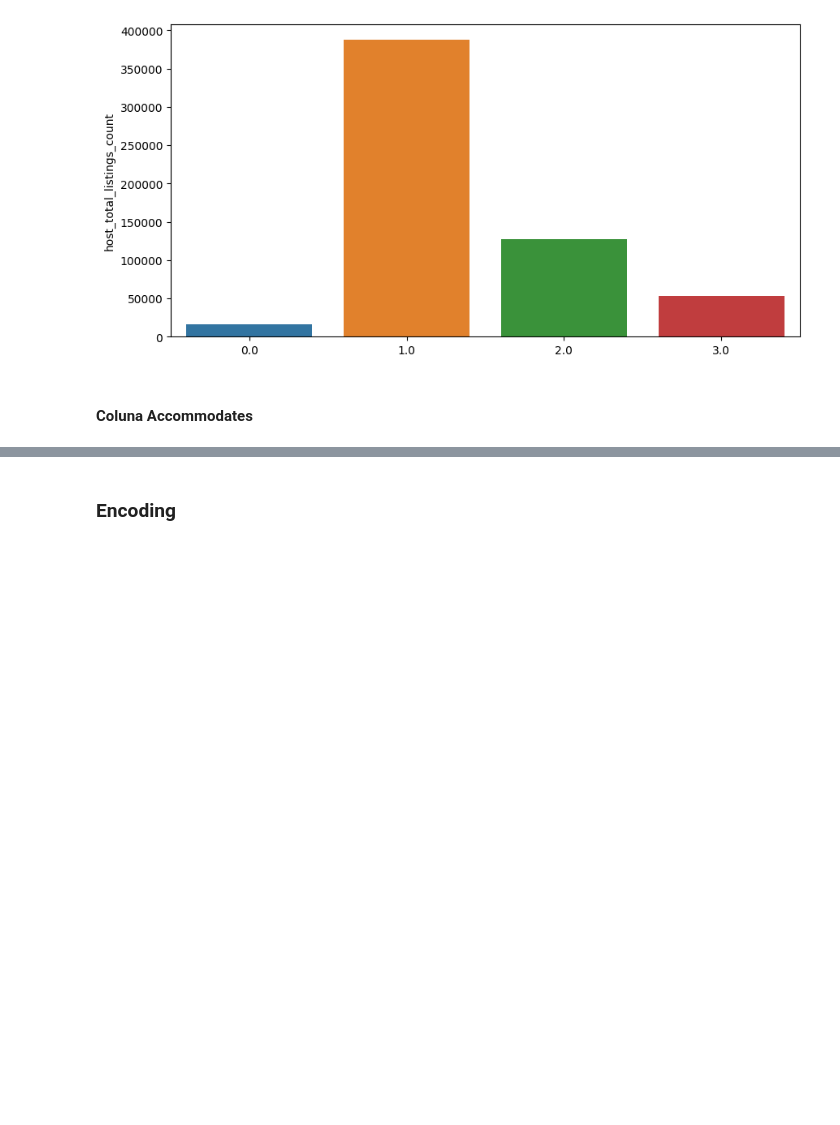
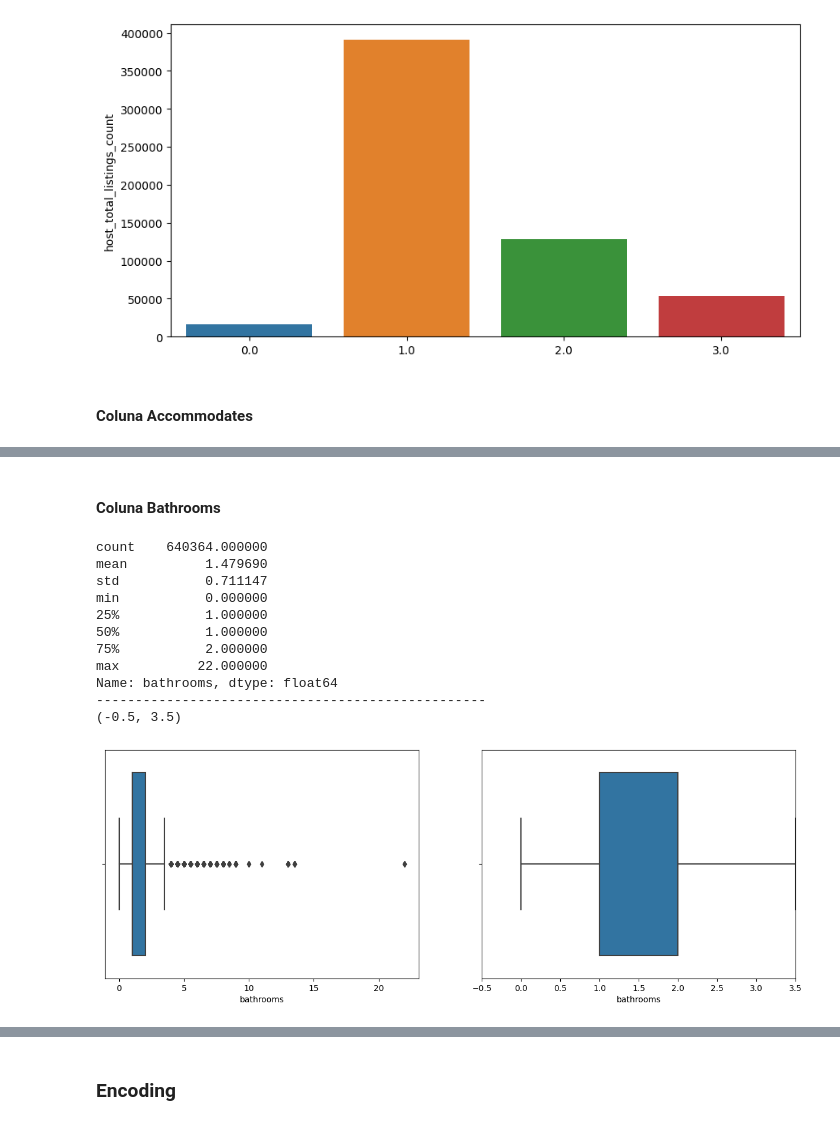
Before and after one commit to NicoArth-17/Airbnb, a Jupyter notebook: Arquivos/desafio.ipynb, the cells around one changed output, grey strips where cells are left out. Saved outputs shown, nothing was run; the diff lists cells and outputs as text; code cells hidden in the pictures; blank space fills up the shorter version.

Commit message:
v6 script
analisando colunas de texto

```diff
--- a/Arquivos/desafio.ipynb
+++ b/Arquivos/desafio.ipynb
@@ -486,0 +473,27 @@ Drop row = 12910
+# %% [markdown]
+#### Coluna Bathrooms
+# %%
+# Início passo a passo para enxergar e remover outlier coluna de preço
+
+print(dados_df['bathrooms'].describe())
+
+print(50*'-')
+
+# Excutando função outlier na coluna
+print(limites_outlier(dados_df['bathrooms']))
+
+# Coluna na função de gráfico para enxergar valores totais / outlier delimitado
+diagrama_grafic(dados_df['bathrooms'])
+# %% [output]
+count    640364.000000
+mean          1.479690
+std           0.711147
+min           0.000000
+25%           1.000000
+50%           1.000000
+75%           2.000000
+max          22.000000
+Name: bathrooms, dtype: float64
+--------------------------------------------------
+(-0.5, 3.5)
+[figure, added]
```
Also changed, not shown: parts of 37 cells of this notebook.
